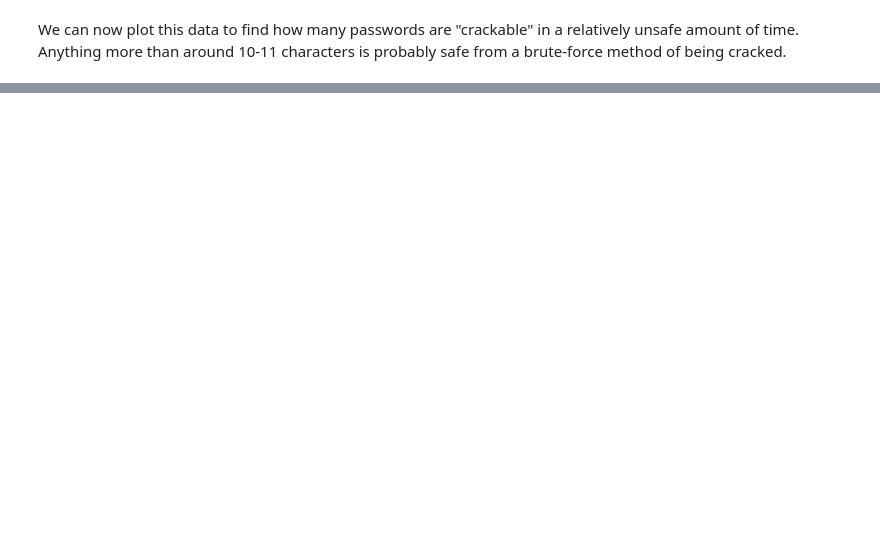
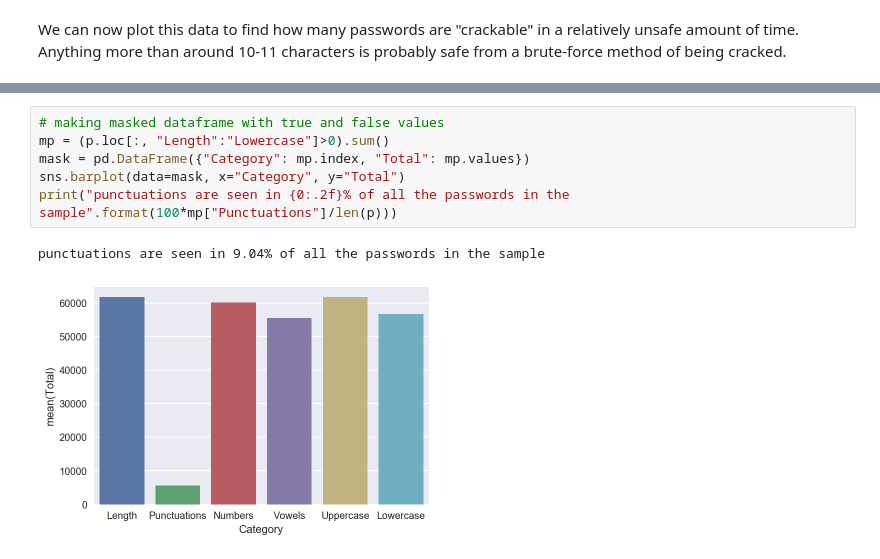
Before and after one commit to yatin-kapur/password-analysis, a Jupyter notebook: password analysis.ipynb, the cells around one changed output, grey strips where cells are left out. Drawn from its saved outputs; the diff is of its cells as text; blank space fills up the shorter version.

```diff
--- a/password analysis.ipynb
+++ b/password analysis.ipynb
@@ -225,0 +217,9 @@ passwords of length 8 make up 54.80% of all of the passwords
+# %%
+# making masked dataframe with true and false values
+mp = (p.loc[:, "Length":"Lowercase"]>0).sum()
+mask = pd.DataFrame({"Category": mp.index, "Total": mp.values})
+sns.barplot(data=mask, x="Category", y="Total")
+print("punctuations are seen in {0:.2f}% of all the passwords in the sample".format(100*mp["Punctuations"]/len(p)))
+# %% [output]
+punctuations are seen in 9.04% of all the passwords in the sample
+[figure, added]
```
Also changed, not shown: parts of 17 cells of this notebook.
